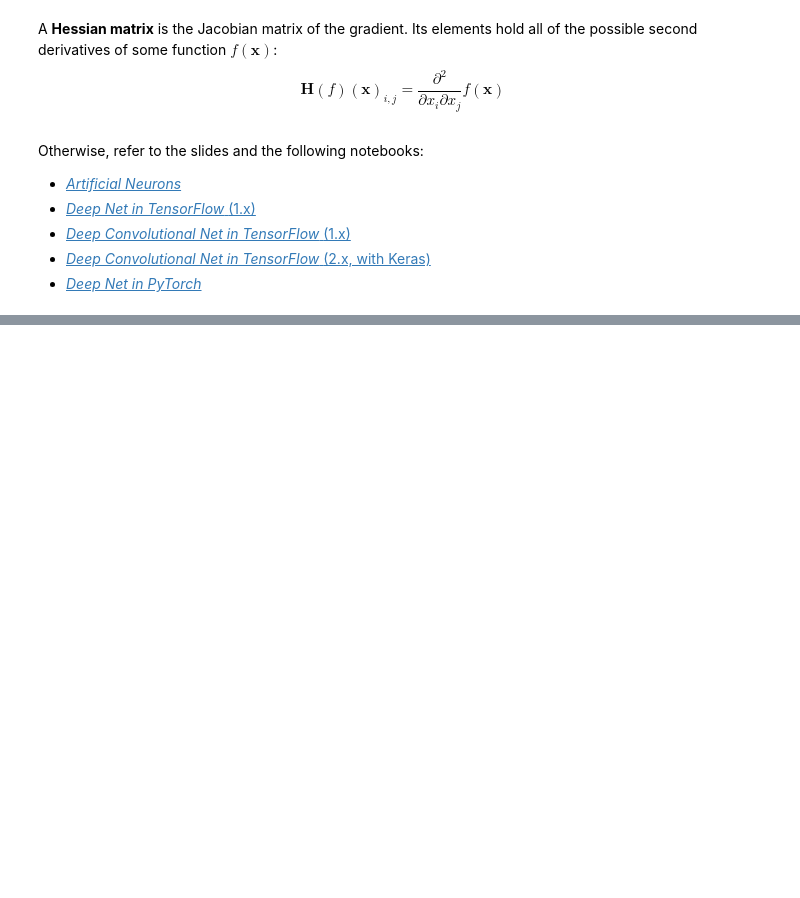
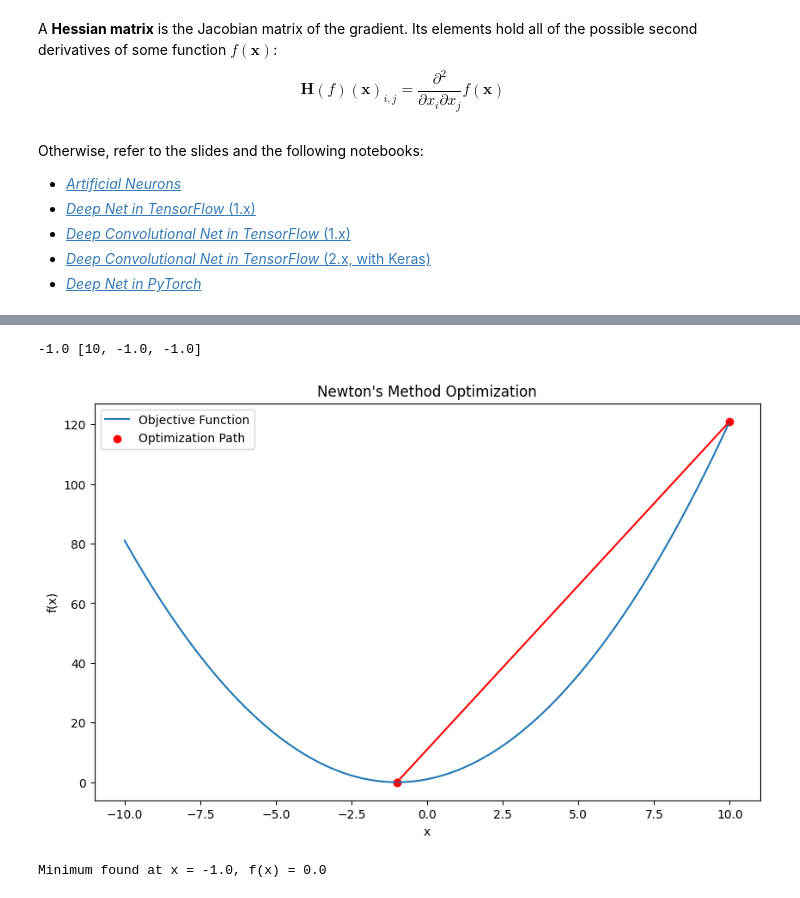
Before and after one commit to toliyang/AI_ML, a Jupyter notebook: ML foundation/8_optimization.ipynb, the cells around one changed output, grey strips where cells are left out. Drawn from its saved outputs; the diff is of its cells as text; code cells hidden in the pictures; blank space fills up the shorter version.

```diff
--- a/ML foundation/8_optimization.ipynb
+++ b/ML foundation/8_optimization.ipynb
@@ -269,0 +277,4 @@ Otherwise, refer to the slides and the following notebooks:
+# %%
+# Define the objective function
+def f(x):
+    return x**2 + 2*x + 1
@@ -269,0 +289,45 @@ Otherwise, refer to the slides and the following notebooks:
+# %%
+# Newton's Method implementation
+def newtons_method(starting_point, tolerance=1e-6, max_iterations=100):
+    x = starting_point
+    path = [x]  # To store the optimization path
+
+    for _ in range(max_iterations):
+        gradient = grad_f(x)
+        hessian = hess_f(x)
+        x_new = x - gradient / hessian
+        path.append(x_new)
+
+        # Check for convergence
+        if np.abs(x_new - x) < tolerance:
+            break
+
+        x = x_new
+
+    return x, path
+# %%
+# Visualize the function and optimization path
+starting_point = 10  # Starting point for the optimization
+min_x, path = newtons_method(starting_point)
+print(min_x,path)
+# %% [output]
+-1.0 [10, -1.0, -1.0]
+# %%
+# Generate data for the function plot
+x_vals = np.linspace(-10, 10, 400)
+y_vals = f(x_vals)
+
+plt.figure(figsize=(10, 6))
+plt.plot(x_vals, y_vals, label='Objective Function')
+plt.scatter(path, [f(x) for x in path], color='red', label='Optimization Path')
+plt.plot(path, [f(x) for x in path], color='red')
+plt.xlabel('x')
+plt.ylabel('f(x)')
+plt.title('Newton\'s Method Optimization')
+plt.legend()
+plt.show()
+
+print(f"Minimum found at x = {min_x}, f(x) = {f(min_x)}")
+# %% [output]
+[figure, added]
+Minimum found at x = -1.0, f(x) = 0.0
```
Also changed, not shown: parts of 3 cells of this notebook.
